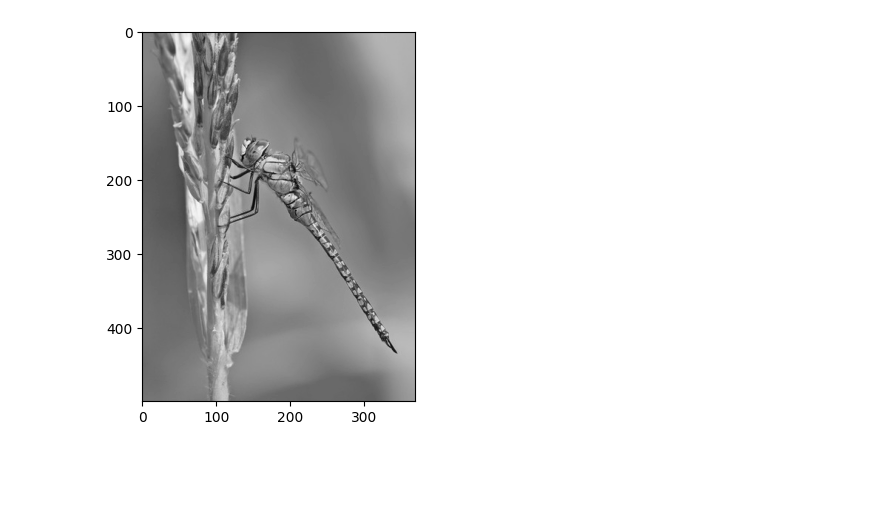
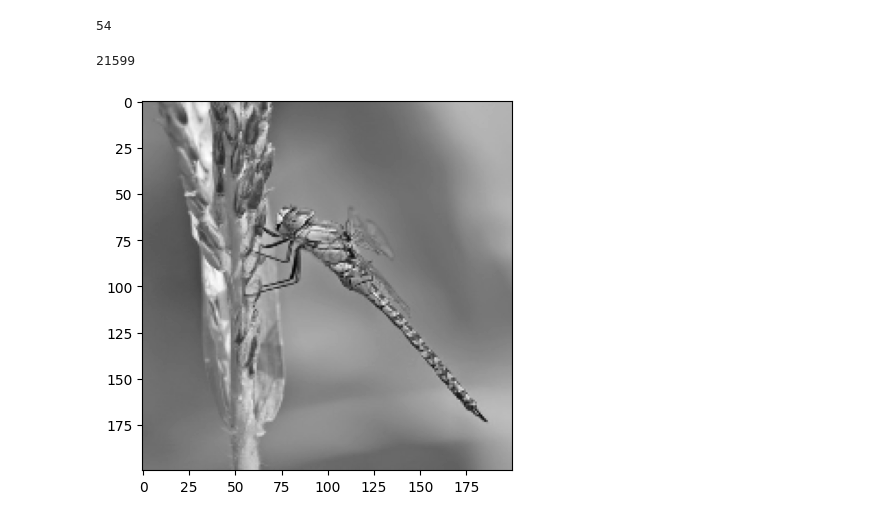
Before and after one commit to sueta1995/CourseWork_TRPS, a Jupyter notebook: jupyter/ odonata_ai.ipynb, the cells around one changed output. Cells and saved outputs as stored; diff of their text form; code cells hidden in the pictures; blank space fills up the shorter version.

```diff
--- a/jupyter/ odonata_ai.ipynb
+++ b/jupyter/ odonata_ai.ipynb
@@ -6,15 +9,39 @@ import cv2
-# %%
-DATADIR = "D:/odonata"
-CATEGORIES = os.listdir(DATADIR)
-
-for category in CATEGORIES:
-    path = os.path.join(DATADIR, category)
-
-    for img in os.listdir(path):
-        img_array = cv2.imread(os.path.join(path, img), cv2.IMREAD_GRAYSCALE)
-
-        plt.imshow(img_array, cmap='gray')
-        break
-    break
-# %% [output]
-[figure, removed]
+# %%
+DATADIR = "D:/odonata"
+CATEGORIES = np.array(os.listdir(DATADIR))
+IMG_SIZE = 200
+
+CATEGORIES = np.fromiter(
+    (category for category in CATEGORIES if len(os.listdir(os.path.join(DATADIR, category))) > 400),
+    dtype = CATEGORIES.dtype
+)
+
+print(len(CATEGORIES))
+# %% [output]
+54
+# %%
+training_data = []
+
+def create_training_data():
+    for category in CATEGORIES:
+        path = os.path.join(DATADIR, category)
+        class_num = np.where(CATEGORIES == category)[0][0]
+
+        for _ in tqdm(range(400)):
+            try:
+                img_array = cv2.imread(os.path.join(path, os.listdir(path)[_]), cv2.IMREAD_GRAYSCALE)
+                new_array = cv2.resize(img_array, (IMG_SIZE, IMG_SIZE))
+                training_data.append([new_array, class_num])
+            except Exception as e:
+                pass
+
+create_training_data()
+
+# print(len(training_data))
+# %% [output]
+21599
+# %%
+plt.imshow(training_data[0][0], cmap='gray')
+plt.show()
+# %% [output]
+[figure, added]
```
Also changed, not shown: parts of 10 cells of this notebook.
